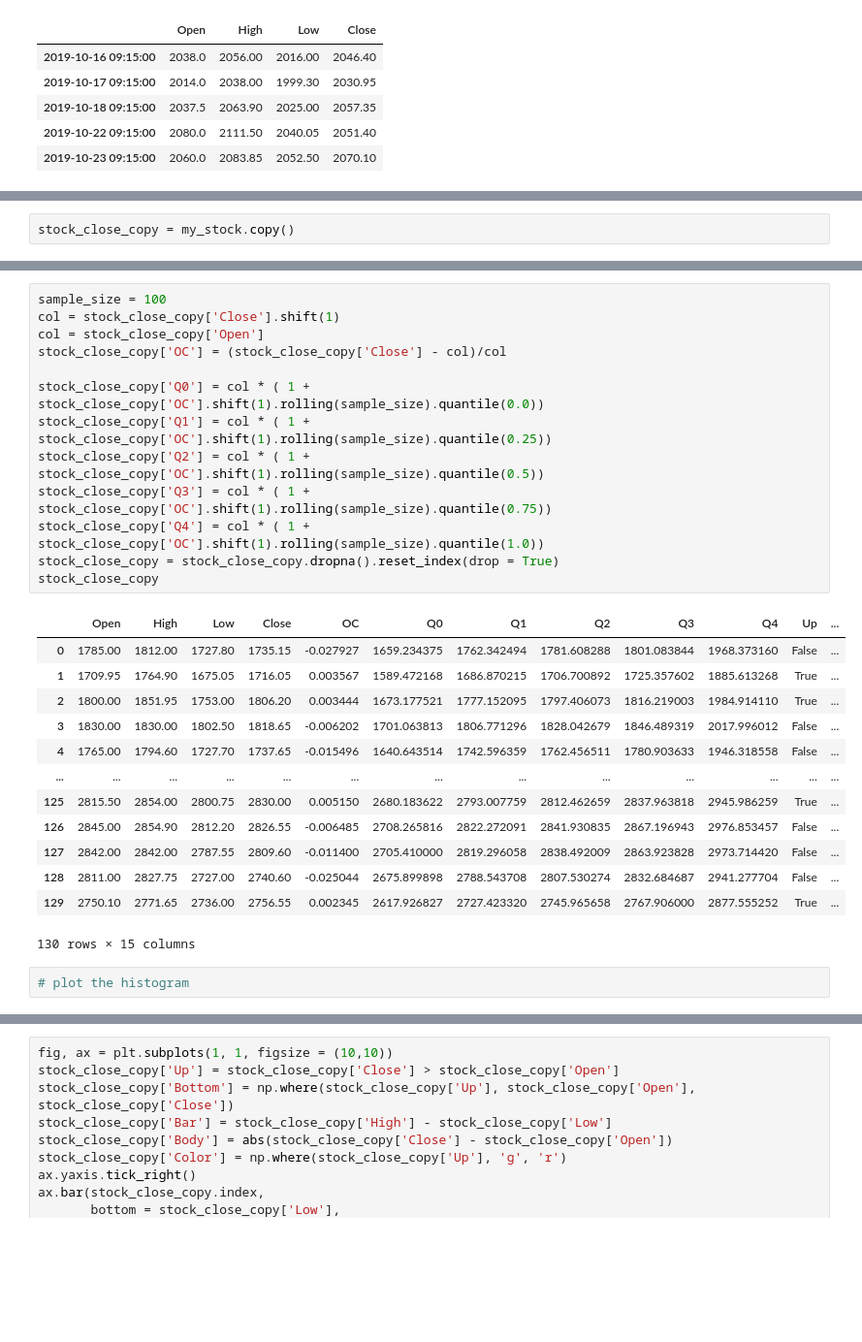
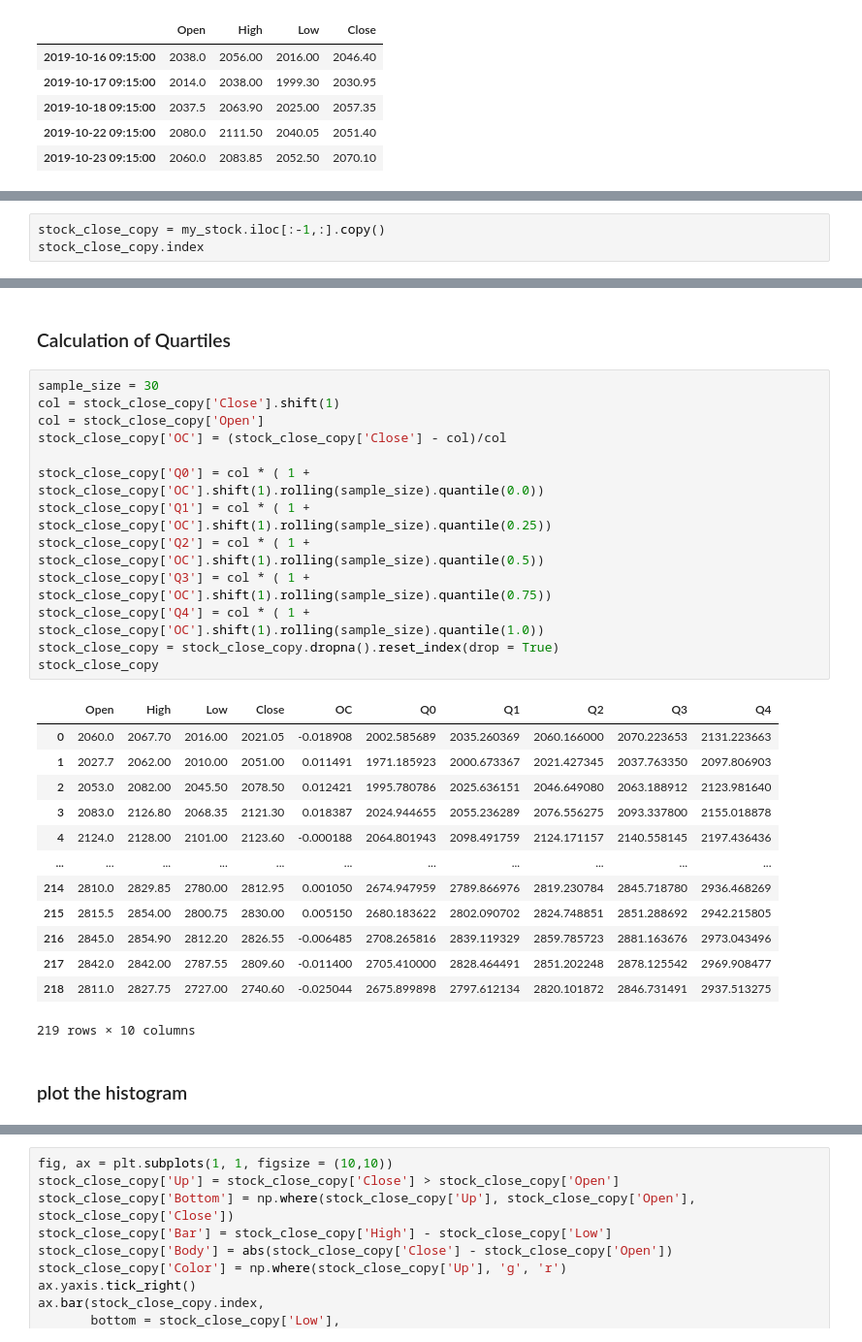
Before and after one commit to arjunjanamatti/finance_and_trading, a Jupyter notebook: prediction_range_for_today_price.ipynb, the cells around one changed output, grey strips where cells are left out. Shown at 97% size. Drawn from its saved outputs; the diff is of its cells as text; blank space fills up the shorter version.

```diff
--- a/prediction_range_for_today_price.ipynb
+++ b/prediction_range_for_today_price.ipynb
@@ -45,2 +49,3 @@ DatetimeIndex(['2019-10-16 09:15:00', '2019-10-17 09:15:00',
 # %%
-stock_close_copy = my_stock.copy()
+stock_close_copy = my_stock.iloc[:-1,:].copy()
+stock_close_copy.index
@@ -47,32 +65,34 @@ stock_close_copy = my_stock.copy()
+# %% [markdown]
+### Calculation of Quartiles
 # %%
-sample_size = 100
+sample_size = 30
 col = stock_close_copy['Close'].shift(1)
 col = stock_close_copy['Open']
 stock_close_copy['OC'] = (stock_close_copy['Close'] - col)/col
 
 stock_close_copy['Q0'] = col * ( 1 + stock_close_copy['OC'].shift(1).rolling(sample_size).quantile(0.0))
 stock_close_copy['Q1'] = col * ( 1 + stock_close_copy['OC'].shift(1).rolling(sample_size).quantile(0.25))
 stock_close_copy['Q2'] = col * ( 1 + stock_close_copy['OC'].shift(1).rolling(sample_size).quantile(0.5))
 stock_close_copy['Q3'] = col * ( 1 + stock_close_copy['OC'].shift(1).rolling(sample_size).quantile(0.75))
 stock_close_copy['Q4'] = col * ( 1 + stock_close_copy['OC'].shift(1).rolling(sample_size).quantile(1.0))
 stock_close_copy = stock_close_copy.dropna().reset_index(drop = True)
 stock_close_copy
 # %% [output]
-|  | Open | High | Low | Close | OC | Q0 | Q1 | Q2 | Q3 | Q4 | Up | ... |
-| 0 | 1785.00 | 1812.00 | 1727.80 | 1735.15 | -0.027927 | 1659.234375 | 1762.342494 | 1781.608288 | 1801.083844 | 1968.373160 | False | ... |
-| 1 | 1709.95 | 1764.90 | 1675.05 | 1716.05 | 0.003567 | 1589.472168 | 1686.870215 | 1706.700892 | 1725.357602 | 1885.613268 | True | ... |
-| 2 | 1800.00 | 1851.95 | 1753.00 | 1806.20 | 0.003444 | 1673.177521 | 1777.152095 | 1797.406073 | 1816.219003 | 1984.914110 | True | ... |
-| 3 | 1830.00 | 1830.00 | 1802.50 | 1818.65 | -0.006202 | 1701.063813 | 1806.771296 | 1828.042679 | 1846.489319 | 2017.996012 | False | ... |
-| 4 | 1765.00 | 1794.60 | 1727.70 | 1737.65 | -0.015496 | 1640.643514 | 1742.596359 | 1762.456511 | 1780.903633 | 1946.318558 | False | ... |
-| ... | ... | ... | ... | ... | ... | ... | ... | ... | ... | ... | ... | ... |
-| 125 | 2815.50 | 2854.00 | 2800.75 | 2830.00 | 0.005150 | 2680.183622 | 2793.007759 | 2812.462659 | 2837.963818 | 2945.986259 | True | ... |
-| 126 | 2845.00 | 2854.90 | 2812.20 | 2826.55 | -0.006485 | 2708.265816 | 2822.272091 | 2841.930835 | 2867.196943 | 2976.853457 | False | ... |
-| 127 | 2842.00 | 2842.00 | 2787.55 | 2809.60 | -0.011400 | 2705.410000 | 2819.296058 | 2838.492009 | 2863.923828 | 2973.714420 | False | ... |
-| 128 | 2811.00 | 2827.75 | 2727.00 | 2740.60 | -0.025044 | 2675.899898 | 2788.543708 | 2807.530274 | 2832.684687 | 2941.277704 | False | ... |
-| 129 | 2750.10 | 2771.65 | 2736.00 | 2756.55 | 0.002345 | 2617.926827 | 2727.423320 | 2745.965658 | 2767.906000 | 2877.555252 | True | ... |
+|  | Open | High | Low | Close | OC | Q0 | Q1 | Q2 | Q3 | Q4 |
+| 0 | 2060.0 | 2067.70 | 2016.00 | 2021.05 | -0.018908 | 2002.585689 | 2035.260369 | 2060.166000 | 2070.223653 | 2131.223663 |
+| 1 | 2027.7 | 2062.00 | 2010.00 | 2051.00 | 0.011491 | 1971.185923 | 2000.673367 | 2021.427345 | 2037.763350 | 2097.806903 |
+| 2 | 2053.0 | 2082.00 | 2045.50 | 2078.50 | 0.012421 | 1995.780786 | 2025.636151 | 2046.649080 | 2063.188912 | 2123.981640 |
+| 3 | 2083.0 | 2126.80 | 2068.35 | 2121.30 | 0.018387 | 2024.944655 | 2055.236289 | 2076.556275 | 2093.337800 | 2155.018878 |
+| 4 | 2124.0 | 2128.00 | 2101.00 | 2123.60 | -0.000188 | 2064.801943 | 2098.491759 | 2124.171157 | 2140.558145 | 2197.436436 |
+| ... | ... | ... | ... | ... | ... | ... | ... | ... | ... | ... |
+| 214 | 2810.0 | 2829.85 | 2780.00 | 2812.95 | 0.001050 | 2674.947959 | 2789.866976 | 2819.230784 | 2845.718780 | 2936.468269 |
+| 215 | 2815.5 | 2854.00 | 2800.75 | 2830.00 | 0.005150 | 2680.183622 | 2802.090702 | 2824.748851 | 2851.288692 | 2942.215805 |
+| 216 | 2845.0 | 2854.90 | 2812.20 | 2826.55 | -0.006485 | 2708.265816 | 2839.119329 | 2859.785723 | 2881.163676 | 2973.043496 |
+| 217 | 2842.0 | 2842.00 | 2787.55 | 2809.60 | -0.011400 | 2705.410000 | 2828.464491 | 2851.202248 | 2878.125542 | 2969.908477 |
+| 218 | 2811.0 | 2827.75 | 2727.00 | 2740.60 | -0.025044 | 2675.899898 | 2797.612134 | 2820.101872 | 2846.731491 | 2937.513275 |
-130 rows × 15 columns
+219 rows × 10 columns
-# %%
-# plot the histogram
+# %% [markdown]
+### plot the histogram
 # %%
 plt.figure(figsize = (10,10))
 plt.hist(stock_close_copy['OC'], bins = 300, alpha = 0.5)
```
Also changed, not shown: parts of 11 cells of this notebook.
